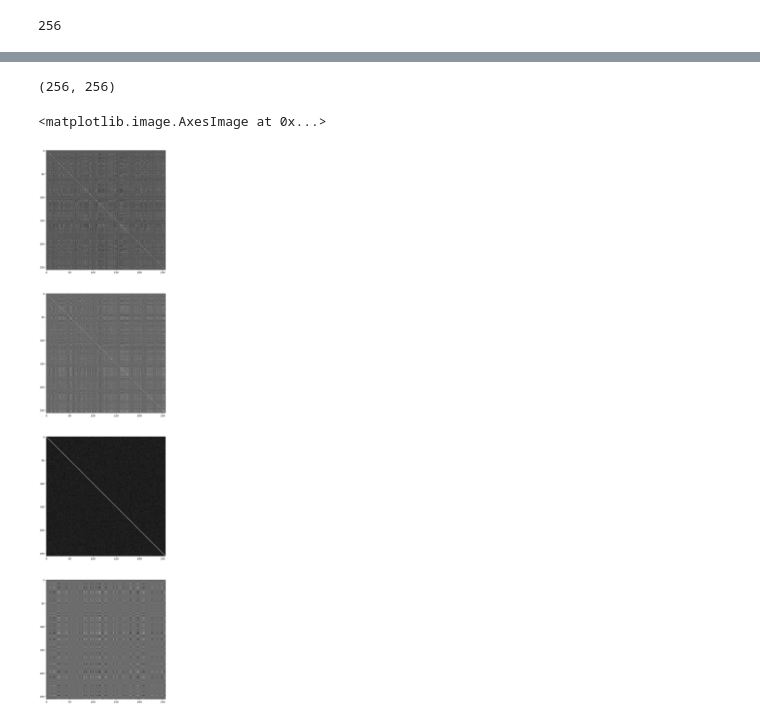
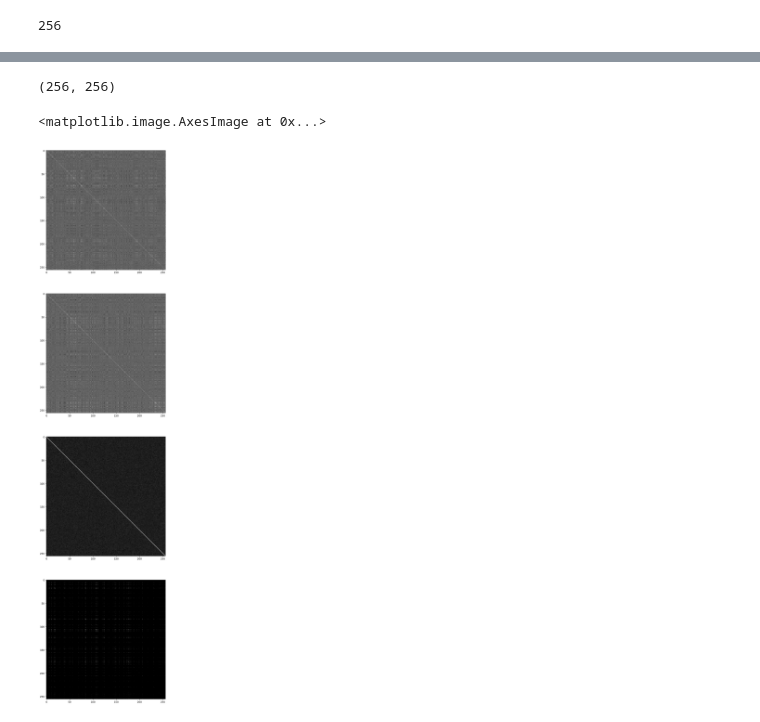
Before and after one commit to Kacper-W-Kozdon/MNIST-representations, a Jupyter notebook: read-mnist-dataset.ipynb, the cells around one changed output, grey strips where cells are left out. Cells and saved outputs as stored; diff of their text form; code cells hidden in the pictures.

Commit message:
Kaggle Notebook | Read MNIST Dataset | fixes: grad cov calculation and plot

```diff
--- a/read-mnist-dataset.ipynb
+++ b/read-mnist-dataset.ipynb
@@ -376,10 +376,10 @@ def train_loop(dataloader, model, loss_fn, optimizer):
             print(f"loss: {loss:>7f}  [{current:>5d}/{size:>5d}]")
 
 
-def get_grads_loop(dataloader, model, loss_fn, optimizer):
+def get_grads_cov_loop(dataloader, model, loss_fn, optimizer):
     size = len(dataloader.dataset)
     num_batches = len(dataloader)
-    grads = OrderedDict()
+    grads_cov = OrderedDict()
 
     # Set the model to training mode - important for batch normalization and dropout layers
     # Unnecessary in this situation but added for best practices
@@ -393,11 +393,14 @@ def get_grads_loop(dataloader, model, loss_fn, optimizer):
         loss.backward()
 
         for idx, param in enumerate(model.parameters()):
-            grads[f"layer_{idx}"] = param.grad.data/size
+            if grads_cov.get(f"layer_{idx}") is None:
+                grads_cov[f"layer_{idx}"] = param.grad.data.T @ param.grad.data/size
+            else:
+                grads_cov[f"layer_{idx}"] += param.grad.data.T @ param.grad.data/size
 
-    optimizer.zero_grad()
+        optimizer.zero_grad()
 
-    return grads
+    return grads_cov
 
 
 def test_loop(dataloader, model, loss_fn):
@@ -681,7 +684,7 @@ tensor([-22.9483, -32.3379, -31.8113,   0.8785, -10.6557, -19.6642, -25.6225,
 # %%
 layer_2_out_pre_activation = model.linear_relu_stack[:-2]
 print(layer_2_out_pre_activation)
-norm = len(zeros)**2
+norm = len(zeros)
 print(norm)
 shape = (model.linear_relu_stack[-3].weight.shape[0], model.linear_relu_stack[-3].weight.shape[0])
 cov_out_zeros = torch.zeros(shape)
@@ -740 +743,10 @@ tensor([[ 0.3312, -0.0050,  0.0044,  ..., -0.0045, -0.0097,  0.0032],
        grad_fn=<MmBackward0>)
+# %%
+size = len(zeros)
+zeros_labels = torch.ones([size], dtype=torch.long) * 0
+zeros_x = [torch.tensor(elem, dtype=torch.float) for elem in zeros]
+zeros_for_dataloader = list(zip(zeros_x, zeros_labels))
+dataloader_zeros = DataLoader(zeros_for_dataloader, batch_size=1)
+grads_zeros = get_grads_cov_loop(dataloader_zeros, model, loss_fn, optimizer)
+grads_zeros_linear_2 = grads_zeros["layer_4"]
+# print(grads_zeros)
@@ -741,21 +775,21 @@ tensor([[ 0.3312, -0.0050,  0.0044,  ..., -0.0045, -0.0097,  0.0032],
 # %%
 out = avg_out_zeros
 out_mat = out.reshape((-1, 1)) @ out.reshape((1, -1))
 cov_in = torch.stack((out, out))
 
 covariance = torch.cov(cov_in.T, correction=0).detach().numpy()
 print(covariance.shape)
 covariance_ = (out.reshape((-1, 1)) @ out.reshape((1, -1))).detach().numpy()
 plt.figure(figsize=(10,40))
 plt.subplot(4, 1, 1)
 plt.imshow(cov_out_zeros.detach().numpy(), cmap=plt.cm.gray)
 plt.subplot(4, 1, 2)
 plt.imshow(cov_out_fives.detach().numpy(), cmap=plt.cm.gray)
 plt.subplot(4, 1, 3)
 plt.imshow(M.detach().numpy(), cmap=plt.cm.gray)
 plt.subplot(4, 1, 4)
-plt.imshow(test_out.detach().numpy(), cmap=plt.cm.gray)
+plt.imshow(grads_zeros_linear_2.detach().numpy(), cmap=plt.cm.gray)
 # %% [output]
 (256, 256)
 <matplotlib.image.AxesImage at 0x...>
-[figure, old version]
+[figure, new version]
```
Also changed, not shown: parts of 14 cells of this notebook.
